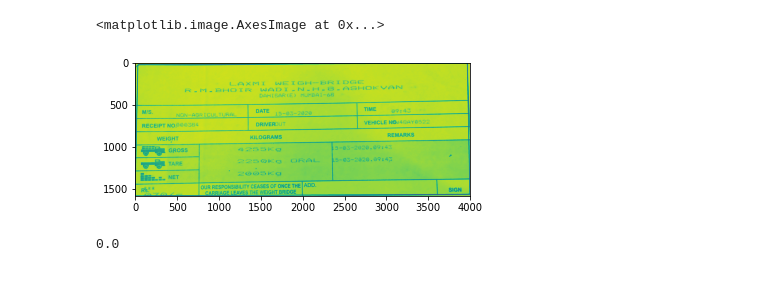
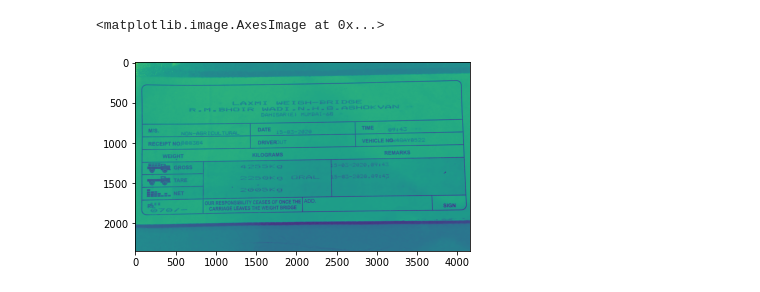
Before and after one commit to YogeshUpdhyay/OCR, a Jupyter notebook: eda/deskewing.ipynb, the cells around one changed output. Saved outputs shown, nothing was run; the diff lists cells and outputs as text; code cells hidden in the pictures.

```diff
--- a/eda/deskewing.ipynb
+++ b/eda/deskewing.ipynb
@@ -3,14 +4,8 @@ import cv2
 import matplotlib.pyplot as plt
 import numpy as np
 # %%
-img = cv2.imread('../sample_cropped.jpg', 0)
+img = cv2.imread('../sample_grayscale.jpg', 0)
 plt.imshow(img)
 # %% [output]
 <matplotlib.image.AxesImage at 0x...>
-[figure, old version]
+[figure, new version]
-# %%
-coords = np.column_stack(np.where(img > 0))
-angle = cv2.minAreaRect(coords)[-1]
-angle
-# %% [output]
-0.0
```
Also changed, not shown: parts of 8 cells of this notebook, 5 other files.
